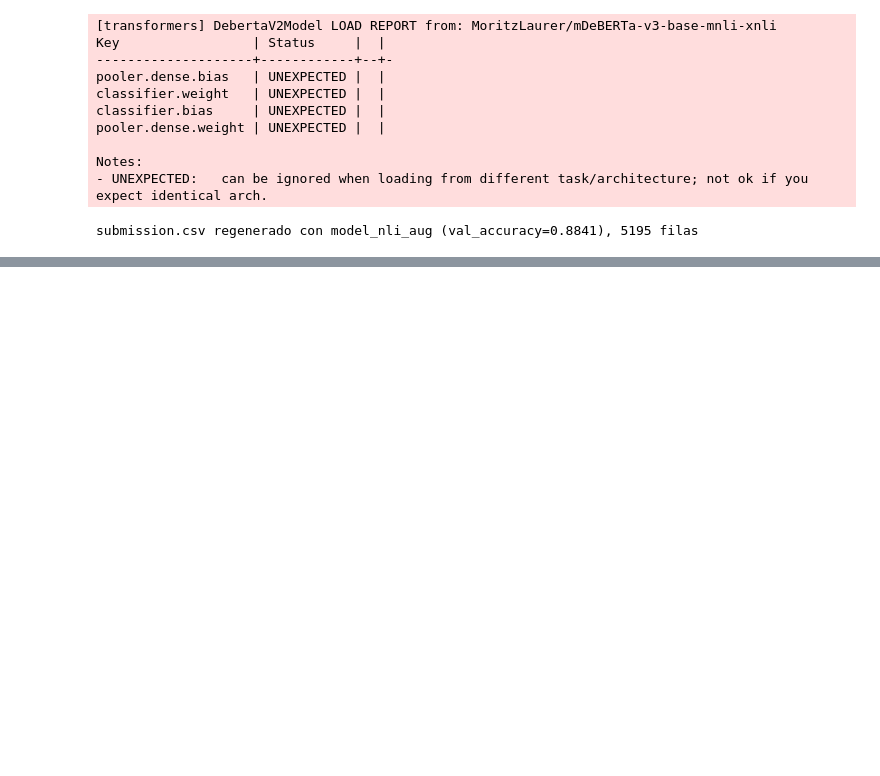
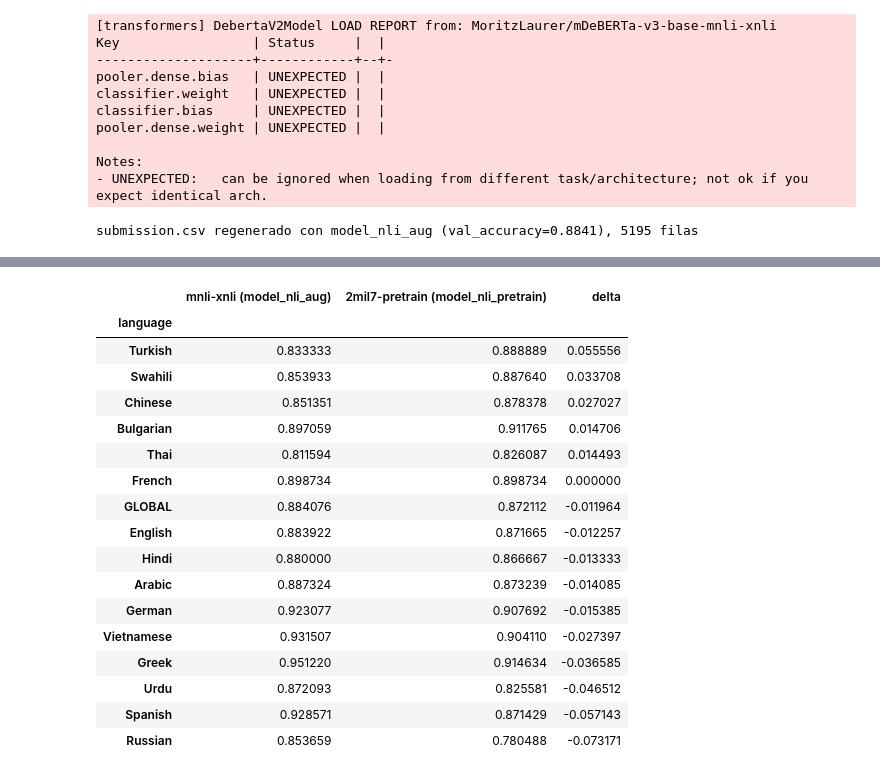
Before and after one commit to Alherma7/-contradictory-my-dear-watson, a Jupyter notebook: watson-notebook.ipynb, the cells around one changed output, grey strips where cells are left out. Cells and saved outputs as stored; diff of their text form; code cells hidden in the pictures; blank space fills up the shorter version.

```diff
--- a/watson-notebook.ipynb
+++ b/watson-notebook.ipynb
@@ -1896,0 +1907,17 @@ submission.csv regenerado con model_nli_aug (val_accuracy=0.8841), 5195 filas
+# %%
+model_name_nli_pretrain = 'MoritzLaurer/mDeBERTa-v3-base-xnli-multilingual-nli-2mil7'
+
+model_nli_pretrain = NLIModel(model_name_nli_pretrain, dropout=0.4, pooling='mean').float().to(device)
+
+for name, param in model_nli_pretrain.bert.named_parameters():
+    if name.startswith('encoder.layer.'):
+        layer_idx = int(name.split('.')[2])
+        param.requires_grad = layer_idx >= (model_nli_pretrain.bert.config.num_hidden_layers - K)
+    else:
+        param.requires_grad = False
+
+for param in model_nli_pretrain.classifier.parameters():
+    param.requires_grad = True
+
+trainable_params_nli_pretrain = sum(p.numel() for p in model_nli_pretrain.parameters() if p.requires_grad)
+print(f'Parametros entrenables: {trainable_params_nli_pretrain:,}')
@@ -1896,0 +2021,47 @@ submission.csv regenerado con model_nli_aug (val_accuracy=0.8841), 5195 filas
+# %%
+model_nli_pretrain.load_state_dict(torch.load(os.path.join(checkpoint_dir, 'nli_pretrain_best.pt')))
+model_nli_pretrain.eval()
+
+val_preds_nli_pretrain, val_true_nli_pretrain = [], []
+with torch.no_grad():
+    for batch in val_loader_nli:
+        input_ids = batch['input_ids'].to(device)
+        attention_mask = batch['attention_mask'].to(device)
+        token_type_ids = batch['token_type_ids'].to(device)
+        batch_labels = batch['label'].to(device)
+
+        logits = model_nli_pretrain(input_ids, attention_mask, token_type_ids)
+        val_preds_nli_pretrain.extend(logits.argmax(dim=-1).cpu().tolist())
+        val_true_nli_pretrain.extend(batch_labels.cpu().tolist())
+
+lang_df_pretrain = pd.DataFrame({'language': val_lang_nli, 'true': val_true_nli_pretrain, 'pred': val_preds_nli_pretrain})
+lang_df_pretrain['correct'] = lang_df_pretrain['true'] == lang_df_pretrain['pred']
+lang_acc_pretrain = lang_df_pretrain.groupby('language')['correct'].agg(accuracy='mean', n='size')
+
+comparison_pretrain = pd.DataFrame({
+    'mnli-xnli (model_nli_aug)': lang_acc_aug['accuracy'],
+    '2mil7-pretrain (model_nli_pretrain)': lang_acc_pretrain['accuracy'],
+})
+comparison_pretrain.loc['GLOBAL'] = [nli_aug_best_val_accuracy, nli_pretrain_best_val_accuracy]
+comparison_pretrain['delta'] = (comparison_pretrain['2mil7-pretrain (model_nli_pretrain)']
+                                 - comparison_pretrain['mnli-xnli (model_nli_aug)'])
+comparison_pretrain.sort_values('delta', ascending=False)
+# %% [output]
+|  | mnli-xnli (model_nli_aug) | 2mil7-pretrain (model_nli_pretrain) | delta |
+| language |  |  |  |
+| Turkish | 0.833333 | 0.888889 | 0.055556 |
+| Swahili | 0.853933 | 0.887640 | 0.033708 |
+| Chinese | 0.851351 | 0.878378 | 0.027027 |
+| Bulgarian | 0.897059 | 0.911765 | 0.014706 |
+| Thai | 0.811594 | 0.826087 | 0.014493 |
+| French | 0.898734 | 0.898734 | 0.000000 |
+| GLOBAL | 0.884076 | 0.872112 | -0.011964 |
+| English | 0.883922 | 0.871665 | -0.012257 |
+| Hindi | 0.880000 | 0.866667 | -0.013333 |
+| Arabic | 0.887324 | 0.873239 | -0.014085 |
+| German | 0.923077 | 0.907692 | -0.015385 |
+| Vietnamese | 0.931507 | 0.904110 | -0.027397 |
+| Greek | 0.951220 | 0.914634 | -0.036585 |
+| Urdu | 0.872093 | 0.825581 | -0.046512 |
+| Spanish | 0.928571 | 0.871429 | -0.057143 |
+| Russian | 0.853659 | 0.780488 | -0.073171 |
```
Also changed, not shown: parts of 8 cells of this notebook.
